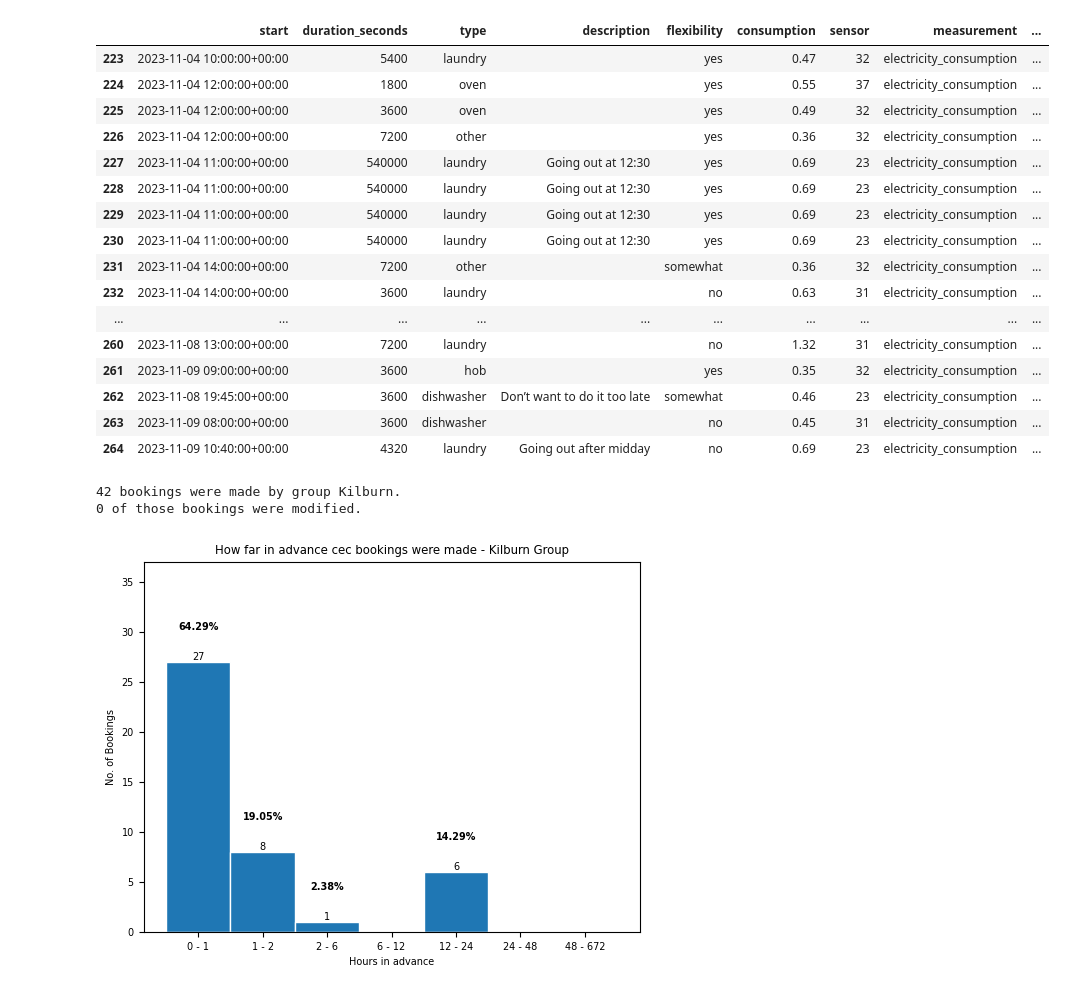
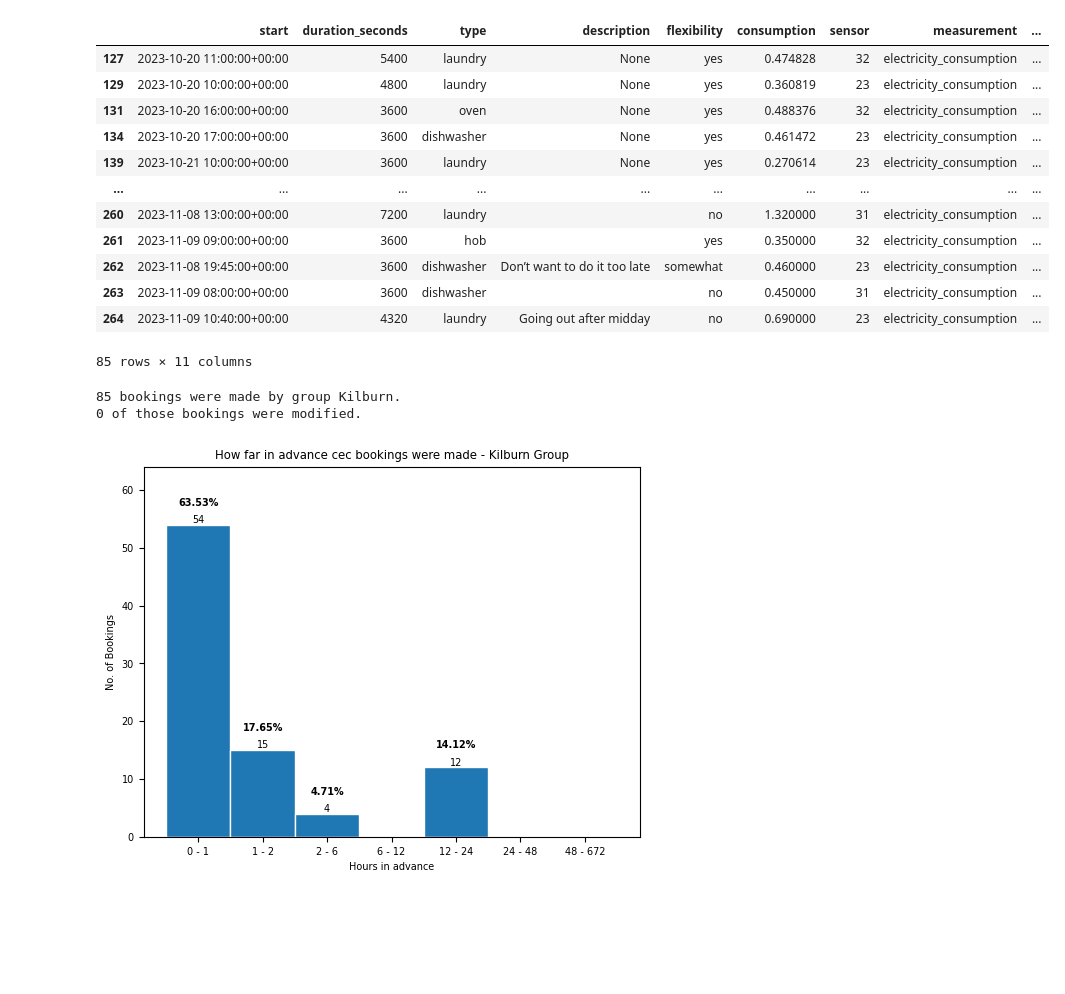
Before and after one commit to SoniaNkt/SolarCoordinationAnalysis, a Jupyter notebook: chatbot/Kilburn - Chatbot Booking Analyses.ipynb, the cells around one changed output. Drawn from its saved outputs; the diff is of its cells as text; code cells hidden in the pictures; blank space fills up the shorter version.

```diff
--- a/chatbot/Kilburn - Chatbot Booking Analyses.ipynb
+++ b/chatbot/Kilburn - Chatbot Booking Analyses.ipynb
@@ -1,46 +1,42 @@
 # %%
 import pandas as pd
 from matplotlib import pyplot as plt
 import datetime
 import pytz
 import numpy as np
 from matplotlib.patches import Rectangle
 from IPython.display import display
 
 kilburn = [30,31,32,33]
 
 bookings = pd.read_json("../../chatbot_data/bookings/bookings13-11-23.json")
 
 bookings = pd.DataFrame(bookings.fields.values.tolist())
 
 # switch to a faster method of parsing datetime strings by inferring the format
 bookings['start'] = pd.to_datetime(bookings['start'],infer_datetime_format=True).dt.floor('S')
 bookings['created_at'] = pd.to_datetime(bookings['created_at'],infer_datetime_format=True).dt.floor('S')
 bookings['modified_at'] = pd.to_datetime(bookings['modified_at'],infer_datetime_format=True).dt.floor('S')
 
-coordinationStartDate = datetime.datetime(2023,11,4,0,0,0,0,tzinfo=pytz.timezone('UTC'))
+coordinationStartDate = datetime.datetime(2023,10,18,0,0,0,0,tzinfo=pytz.timezone('UTC'))
 validBookings = bookings.loc[bookings['start']>= coordinationStartDate]
 
 klbBookings = validBookings.loc[validBookings['user'].isin(kilburn)].copy()
 klbBookings
 # %% [output]
 |  | start | duration_seconds | type | description | flexibility | consumption | sensor | measurement | ... |
-| 223 | 2023-11-04 10:00:00+00:00 | 5400 | laundry |  | yes | 0.47 | 32 | electricity_consumption | ... |
-| 224 | 2023-11-04 12:00:00+00:00 | 1800 | oven |  | yes | 0.55 | 37 | electricity_consumption | ... |
-| 225 | 2023-11-04 12:00:00+00:00 | 3600 | oven |  | yes | 0.49 | 32 | electricity_consumption | ... |
-| 226 | 2023-11-04 12:00:00+00:00 | 7200 | other |  | yes | 0.36 | 32 | electricity_consumption | ... |
-| 227 | 2023-11-04 11:00:00+00:00 | 540000 | laundry | Going out at 12:30 | yes | 0.69 | 23 | electricity_consumption | ... |
-| 228 | 2023-11-04 11:00:00+00:00 | 540000 | laundry | Going out at 12:30 | yes | 0.69 | 23 | electricity_consumption | ... |
-| 229 | 2023-11-04 11:00:00+00:00 | 540000 | laundry | Going out at 12:30 | yes | 0.69 | 23 | electricity_consumption | ... |
-| 230 | 2023-11-04 11:00:00+00:00 | 540000 | laundry | Going out at 12:30 | yes | 0.69 | 23 | electricity_consumption | ... |
-| 231 | 2023-11-04 14:00:00+00:00 | 7200 | other |  | somewhat | 0.36 | 32 | electricity_consumption | ... |
-| 232 | 2023-11-04 14:00:00+00:00 | 3600 | laundry |  | no | 0.63 | 31 | electricity_consumption | ... |
+| 127 | 2023-10-20 11:00:00+00:00 | 5400 | laundry | None | yes | 0.474828 | 32 | electricity_consumption | ... |
+| 129 | 2023-10-20 10:00:00+00:00 | 4800 | laundry | None | yes | 0.360819 | 23 | electricity_consumption | ... |
+| 131 | 2023-10-20 16:00:00+00:00 | 3600 | oven | None | yes | 0.488376 | 32 | electricity_consumption | ... |
+| 134 | 2023-10-20 17:00:00+00:00 | 3600 | dishwasher | None | yes | 0.461472 | 23 | electricity_consumption | ... |
+| 139 | 2023-10-21 10:00:00+00:00 | 3600 | laundry | None | yes | 0.270614 | 23 | electricity_consumption | ... |
 | ... | ... | ... | ... | ... | ... | ... | ... | ... | ... |
-| 260 | 2023-11-08 13:00:00+00:00 | 7200 | laundry |  | no | 1.32 | 31 | electricity_consumption | ... |
-| 261 | 2023-11-09 09:00:00+00:00 | 3600 | hob |  | yes | 0.35 | 32 | electricity_consumption | ... |
-| 262 | 2023-11-08 19:45:00+00:00 | 3600 | dishwasher | Don’t want to do it too late | somewhat | 0.46 | 23 | electricity_consumption | ... |
-| 263 | 2023-11-09 08:00:00+00:00 | 3600 | dishwasher |  | no | 0.45 | 31 | electricity_consumption | ... |
-| 264 | 2023-11-09 10:40:00+00:00 | 4320 | laundry | Going out after midday | no | 0.69 | 23 | electricity_consumption | ... |
+| 260 | 2023-11-08 13:00:00+00:00 | 7200 | laundry |  | no | 1.320000 | 31 | electricity_consumption | ... |
+| 261 | 2023-11-09 09:00:00+00:00 | 3600 | hob |  | yes | 0.350000 | 32 | electricity_consumption | ... |
+| 262 | 2023-11-08 19:45:00+00:00 | 3600 | dishwasher | Don’t want to do it too late | somewhat | 0.460000 | 23 | electricity_consumption | ... |
+| 263 | 2023-11-09 08:00:00+00:00 | 3600 | dishwasher |  | no | 0.450000 | 31 | electricity_consumption | ... |
+| 264 | 2023-11-09 10:40:00+00:00 | 4320 | laundry | Going out after midday | no | 0.690000 | 23 | electricity_consumption | ... |
+85 rows × 11 columns
 # %%
 # Kilburn Group Analysis
 
@@ -121,9 +117,9 @@ ax.set_ylim(min_y, max_y)
 plt.savefig('group_kilburn_cec_booking_histogram.png', dpi=300, bbox_inches='tight')
 plt.show()
 # %% [output]
-42 bookings were made by group Kilburn.
+85 bookings were made by group Kilburn.
 0 of those bookings were modified.
-[figure, old version]
+[figure, new version]
 # %%
 # User 30 -  Sara
 
```
Also changed, not shown: parts of 8 cells of this notebook, 2 other files.
